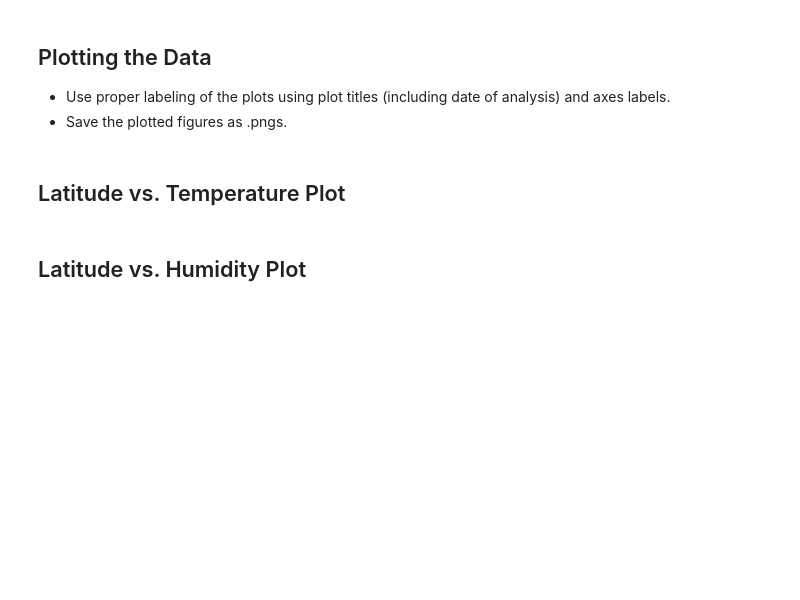
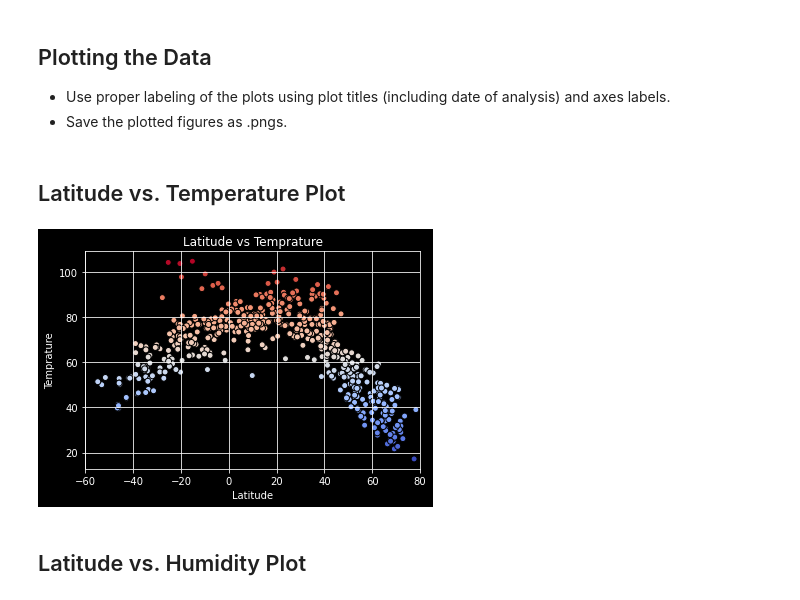
Before and after one commit to cheyroseflammer/python-api-challege, a Jupyter notebook: WeatherPy.ipynb, the cells around one changed output. Saved outputs shown, nothing was run; the diff lists cells and outputs as text; code cells hidden in the pictures; blank space fills up the shorter version.

Commit message:
latitude vs temp plot done

```diff
--- a/WeatherPy.ipynb
+++ b/WeatherPy.ipynb
@@ -160,6 +183,23 @@ Skip this step if there are no cities that have humidity > 100%.
 * Save the plotted figures as .pngs.
 # %% [markdown]
 ## Latitude vs. Temperature Plot
+# %%
+# Set up vars
+lat = weather_df['Latitude']
+temp = weather_df['Max Temperature']
+# Plot
+plt.scatter(lat, temp, cmap='coolwarm', c = temp, edgecolor= 'black', linewidths=1, marker='o')
+# Label Plot
+plt.title('Latitude vs Temprature')
+plt.xlabel('Latitude')
+plt.ylabel('Temprature')
+# Grid and xlim
+plt.grid()
+plt.xlim(-60, 80)
+# Show grid
+plt.show()
+# %% [output]
+[figure, added]
 # %% [markdown]
 ## Latitude vs. Humidity Plot
 # %% [markdown]
```
Also changed, not shown: parts of 5 cells of this notebook, 1 other file.
